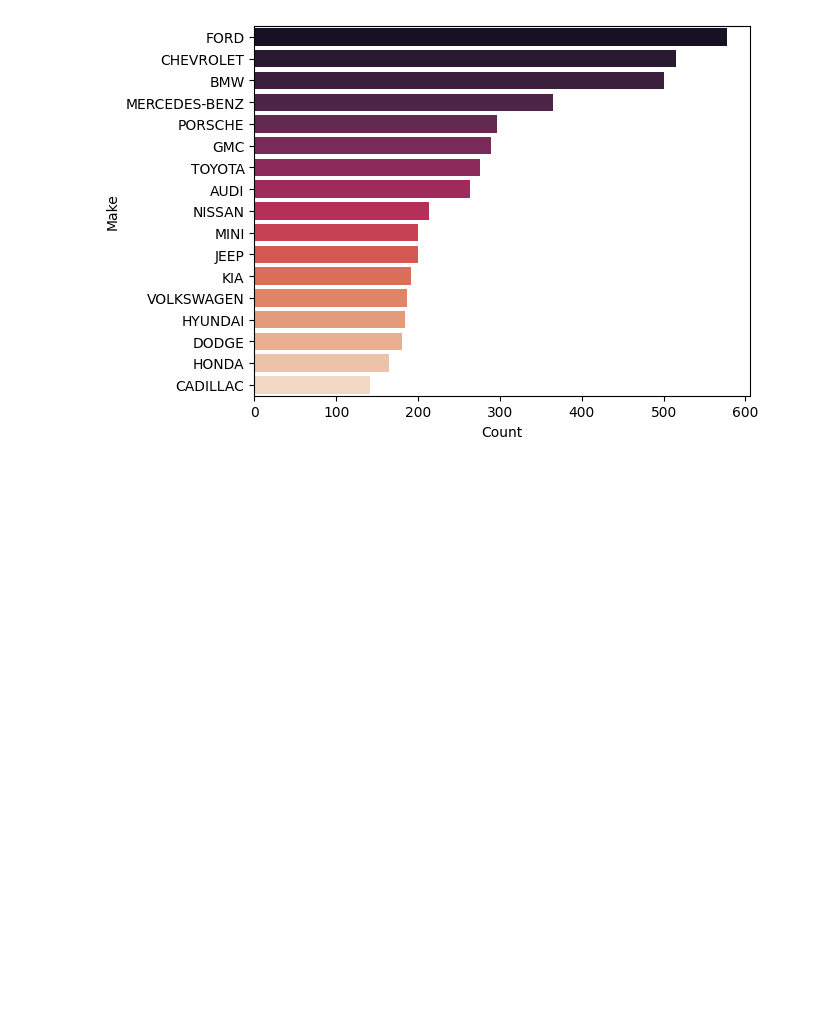
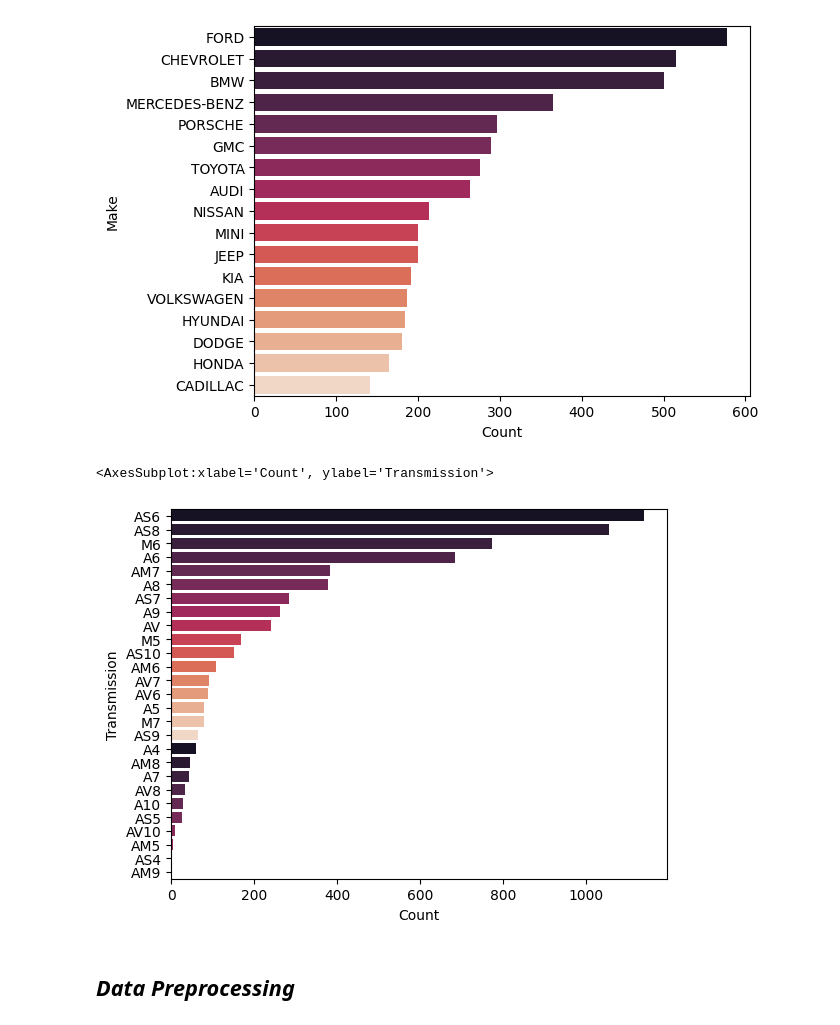
Before and after one commit to Gabecodex/Cars_Emisions_Canada, a Jupyter notebook: notebook.ipynb, the cells around one changed output. Cells and saved outputs as stored; diff of their text form; code cells hidden in the pictures; blank space fills up the shorter version.

Commit message:
plot using plotly and seaborne

```diff
--- a/notebook.ipynb
+++ b/notebook.ipynb
@@ -38,3 +40,10 @@ sns.barplot(y='Make',x='Count',data= df_Make_x_f,palette=colors_from_values(s, "
 # %% [output]
 <AxesSubplot:xlabel='Count', ylabel='Make'>
 [figure]
+# %%
+df_Transmission=df['Transmission'].value_counts().reset_index().rename(columns={'index':'Transmission','Transmission':'Count'})
+
+sns.barplot(y= 'Transmission',x= 'Count', data= df_Transmission, palette=colors_from_values(s, "rocket_r"))
+# %% [output]
+<AxesSubplot:xlabel='Count', ylabel='Transmission'>
+[figure, added]
@@ -40,0 +62,2 @@ sns.barplot(y='Make',x='Count',data= df_Make_x_f,palette=colors_from_values(s, "
+# %% [markdown]
+## *Data Preprocessing*
```
Also changed, not shown: parts of 2 cells of this notebook.
